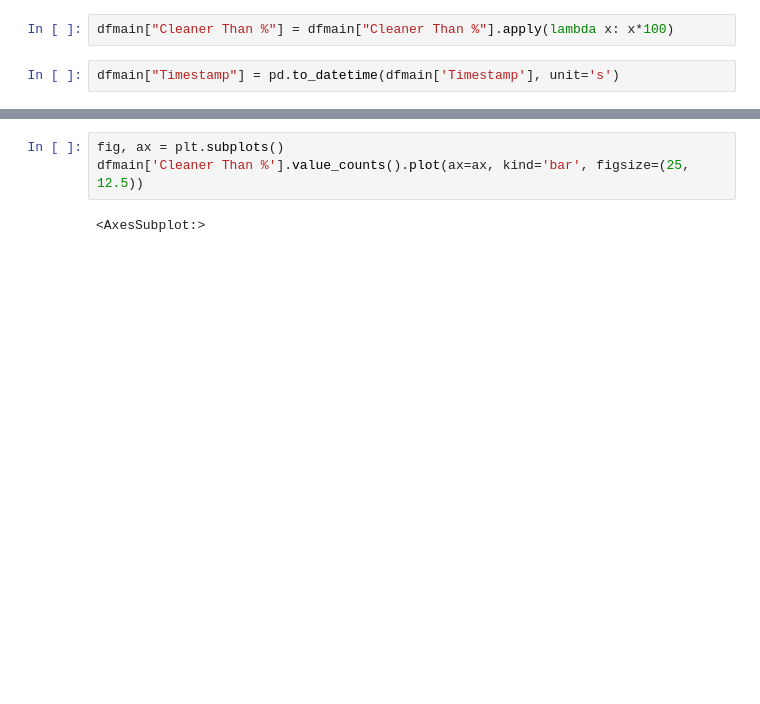
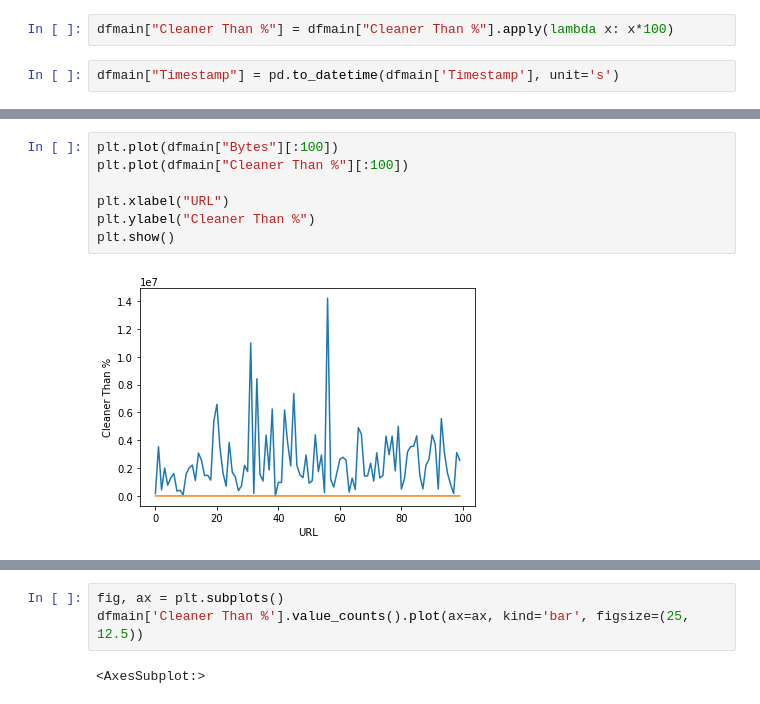
Before and after one commit to ivanivanov10101/bachelor-project, a Jupyter notebook: CSV.ipynb, the cells around one changed output, grey strips where cells are left out. Cells and saved outputs as stored; diff of their text form; blank space fills up the shorter version.

```diff
--- a/CSV.ipynb
+++ b/CSV.ipynb
@@ -296,0 +334,9 @@ Name: Green Hosting, dtype: int64
+# %%
+plt.plot(dfmain["Bytes"][:100])
+plt.plot(dfmain["Cleaner Than %"][:100])
+
+plt.xlabel("URL")
+plt.ylabel("Cleaner Than %")
+plt.show()
+# %% [output]
+[figure, added]
```
Also changed, not shown: parts of 27 cells of this notebook, 10 other files.
